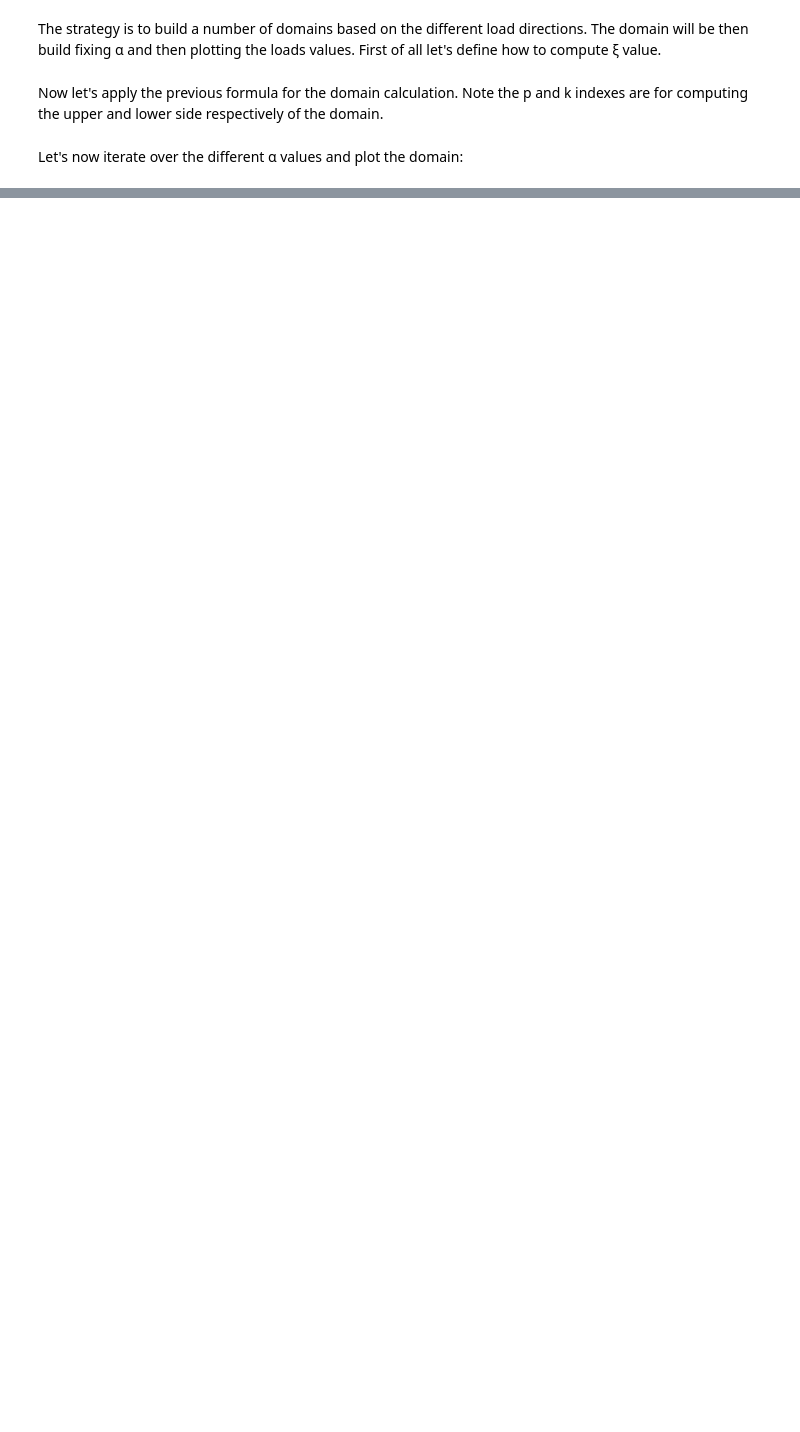
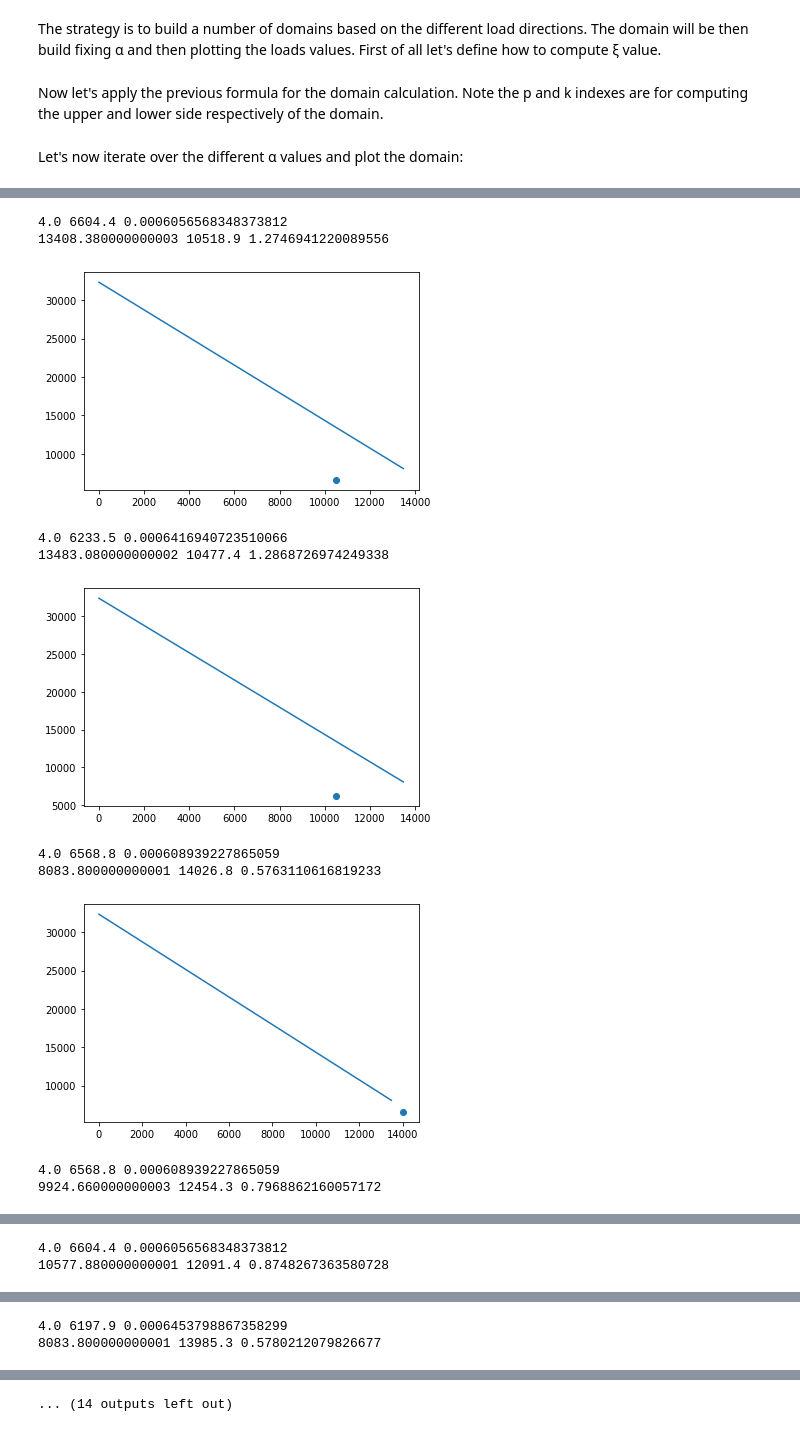
Before and after one commit to MarcoTrezzi/Interaction_Domain_for_Piled_Foundations, a Jupyter notebook: domini_notebook.ipynb, the cells around one changed output, grey strips where cells are left out. Saved outputs shown, nothing was run; the diff lists cells and outputs as text; code cells hidden in the pictures; blank space fills up the shorter version.

```diff
--- a/domini_notebook.ipynb
+++ b/domini_notebook.ipynb
@@ -173,0 +177,54 @@ plt.show()
+# %%
+def calc_FS(M,N,Mu,Nu):
+
+    if np.logical_and(M>=0,N>=0):
+        filter_ = np.logical_and(Mu>=0,Nu>=0)
+    if np.logical_and(M<=0,N>=0):
+        filter_ = np.logical_and(Mu<=0,Nu>=0)
+    if np.logical_and(M<=0,N<=0):
+        filter_ = np.logical_and(Mu<=0,Nu<=0)
+    if np.logical_and(M>=0,N<=0):
+        filter_ = np.logical_and(Mu>=0,Nu<=0)
+
+    Nu_fin = np.abs(Nu[filter_])
+    Mu_fin = np.abs(Mu[filter_])
+
+    M = abs(M)
+    N = abs(N)
+
+    M_u_fs = np.interp(M,Mu_fin,Nu_fin)
+    FS_M = M_u_fs/M
+    N_u_fs = np.interp(N,Nu_fin,Mu_fin)
+    FS_N = N_u_fs/N
+    print(M_u_fs,M,FS_M)
+    print(N_u_fs,N,FS_N)
+    fig,ax=plt.subplots()
+    ax.plot(Nu_fin,Mu_fin)
+    ax.scatter(N,M)
+    plt.show()
+    return FS_M, FS_N
+
+FS_M_list = []
+FS_N_list = []
+
+for i in df_loads.index:
+    Mu,Nu = calc_domain(df_loads.loc[i,'alpha [°]'],df_piles)
+    FS_M, FS_N = calc_FS(df_loads.loc[i,'Medtot [kNm]'],df_loads.loc[i,'Ned [kN]'],Mu,Nu)
+    FS_M_list.append(FS_M)
+    FS_N_list.append(FS_N)
+print(Mu,Nu)
+df_loads['FS(M) [-]'] = FS_M_list
+df_loads['FS(N) [-]'] = FS_N_list
+display(round(df_loads,1))
+# %% [output]
+4.0 6604.4 0.0006056568348373812
+13408.380000000003 10518.9 1.2746941220089556
+[figure, added]
+4.0 6233.5 0.0006416940723510066
+13483.080000000002 10477.4 1.2868726974249338
+[figure, added]
+4.0 6568.8 0.000608939227865059
+8083.800000000001 14026.8 0.5763110616819233
+[figure, added]
+4.0 6568.8 0.000608939227865059
+9924.660000000003 12454.3 0.7968862160057172
@@ -173,0 +232,2 @@ plt.show()
+4.0 6604.4 0.0006056568348373812
+10577.880000000001 12091.4 0.8748267363580728
@@ -173,0 +235,2 @@ plt.show()
+4.0 6197.9 0.0006453798867358299
+8083.800000000001 13985.3 0.5780212079826677
@@ -173,0 +238 @@ plt.show()
+... (14 outputs left out)
```
Also changed, not shown: parts of 9 cells of this notebook.
